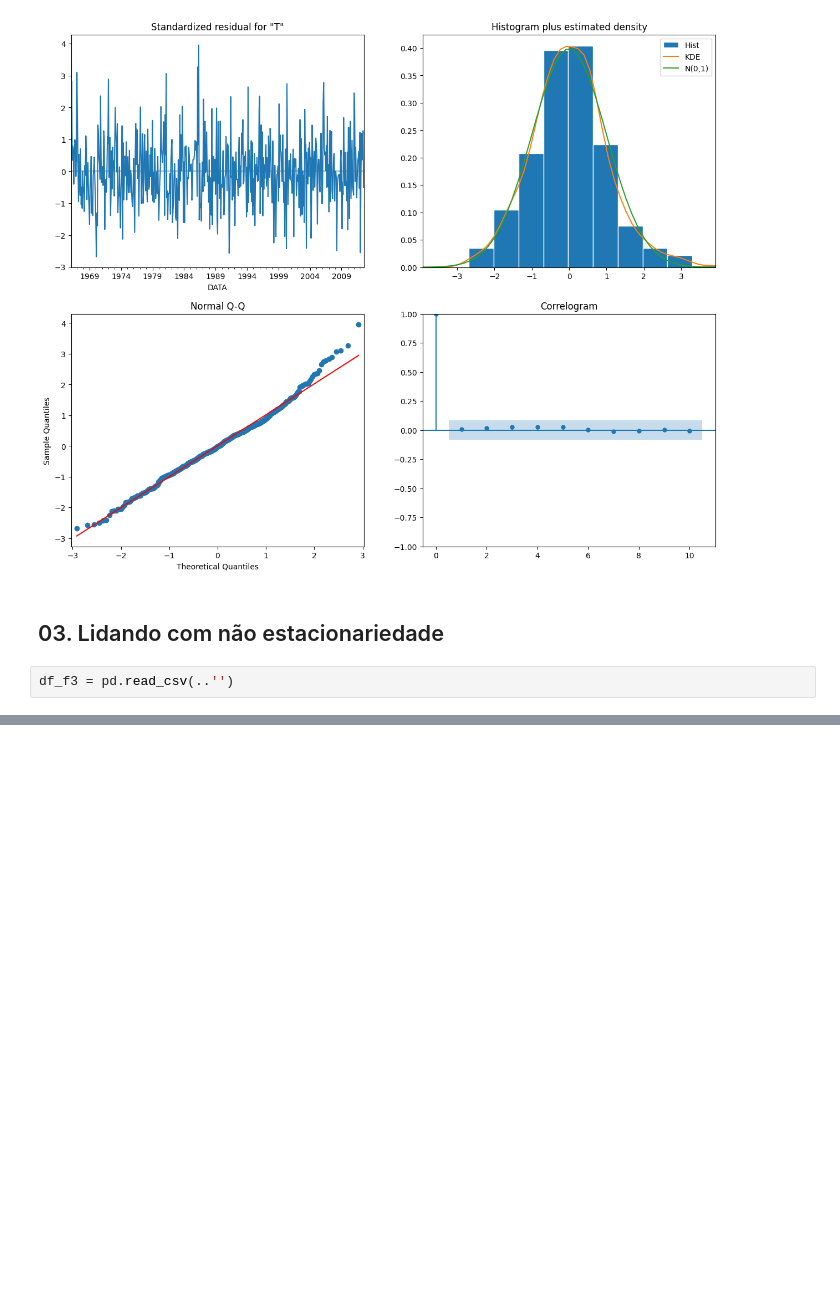
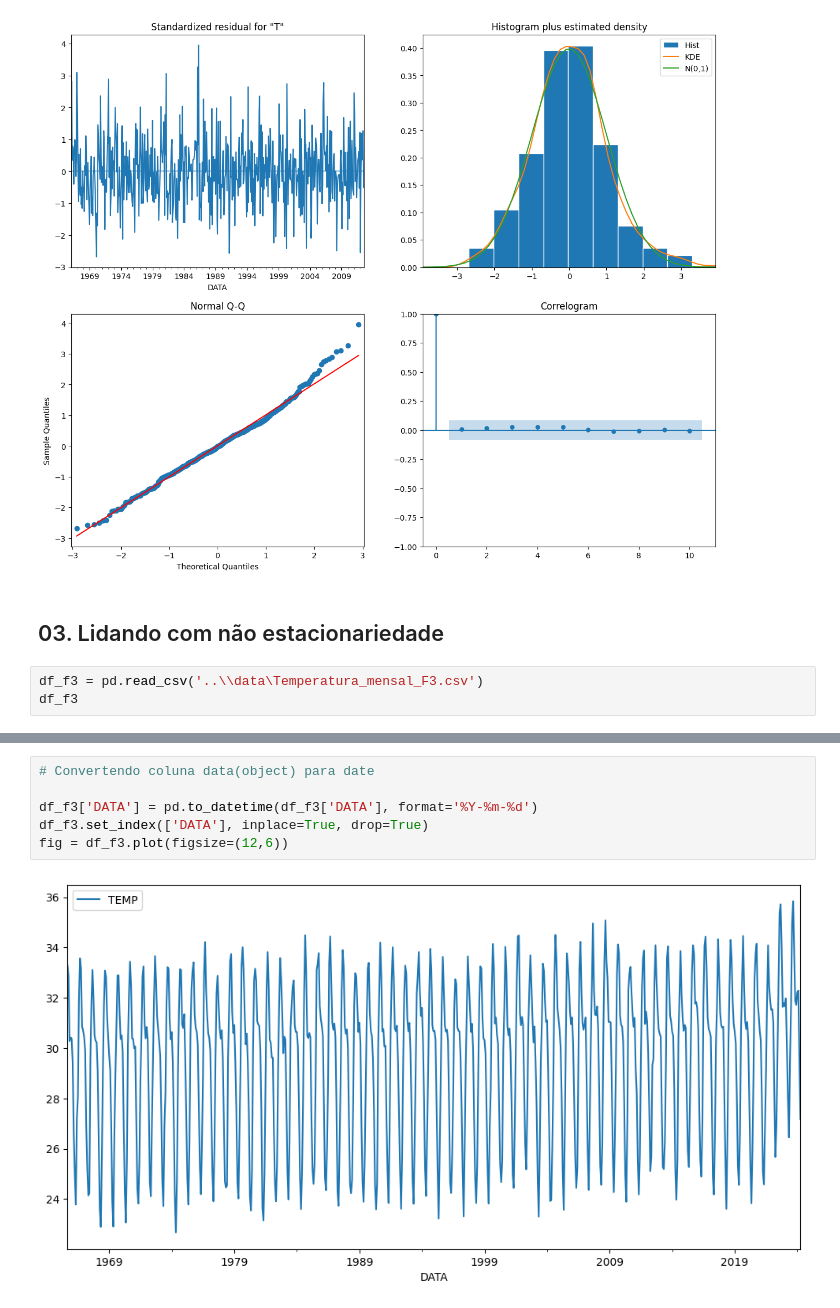
Before and after one commit to JCarapina/Estudos-praticos, a Jupyter notebook: series_temporais_2/notebooks/projeto.ipynb, the cells around one changed output, grey strips where cells are left out. Saved outputs shown, nothing was run; the diff lists cells and outputs as text; blank space fills up the shorter version.

Commit message:
convertendo valores nao estacionario em estacionario e utilizando ARIMA

```diff
--- a/series_temporais_2/notebooks/projeto.ipynb
+++ b/series_temporais_2/notebooks/projeto.ipynb
@@ -466,5 +466,6 @@ plt.show()
 # %% [markdown]
 ## 03. Lidando com não estacionariedade
 # %%
-df_f3 = pd.read_csv(..'')
+df_f3 = pd.read_csv('..\\data\Temperatura_mensal_F3.csv')
+df_f3
 # %% [output]
@@ -471,0 +485,8 @@ SyntaxError: invalid syntax (4190012685.py, line 1)
+# %%
+# Convertendo coluna data(object) para date
+
+df_f3['DATA'] = pd.to_datetime(df_f3['DATA'], format='%Y-%m-%d')
+df_f3.set_index(['DATA'], inplace=True, drop=True)
+fig = df_f3.plot(figsize=(12,6))
+# %% [output]
+[figure, added]
```
Also changed, not shown: parts of 4 cells of this notebook.
